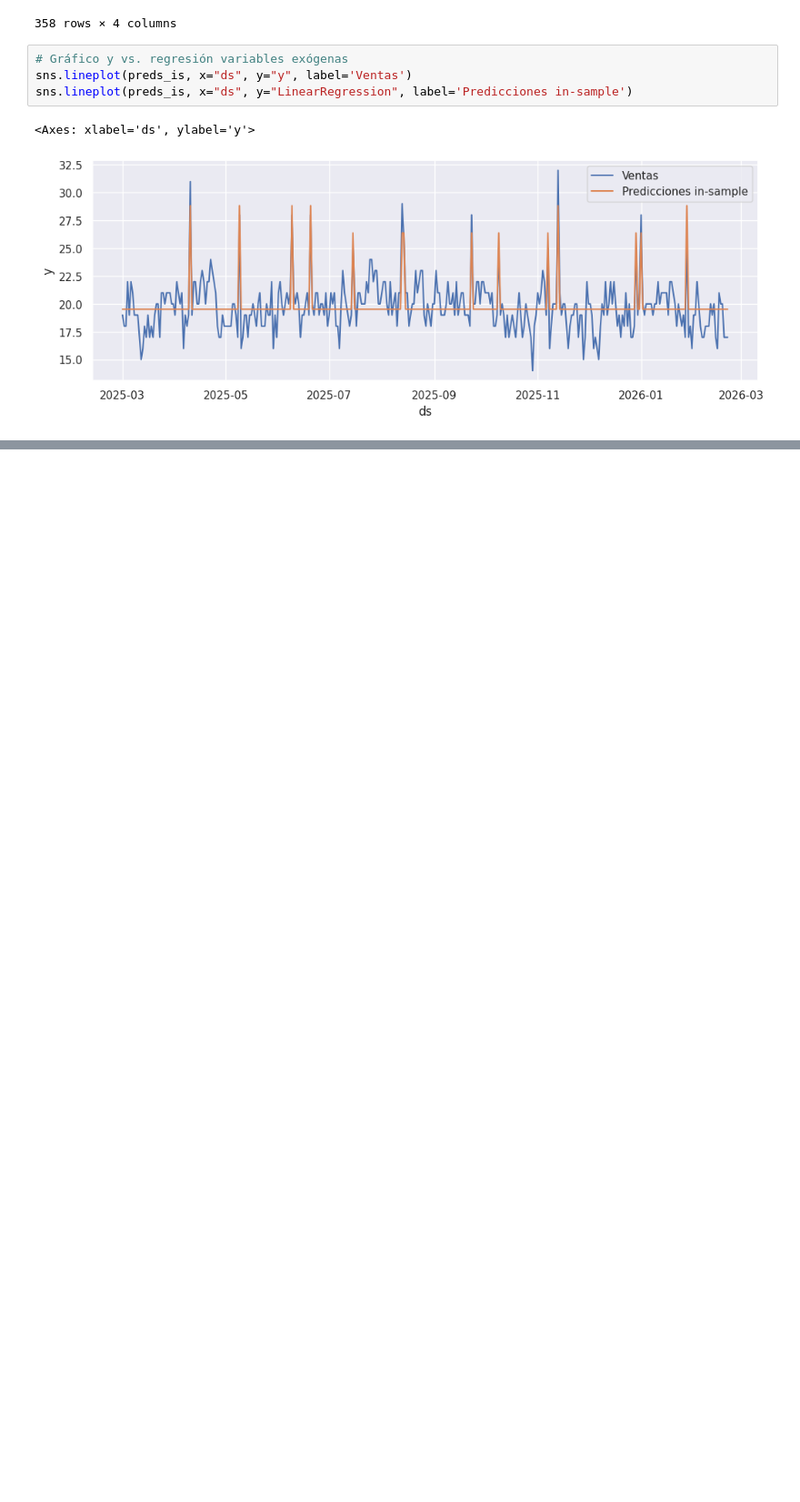
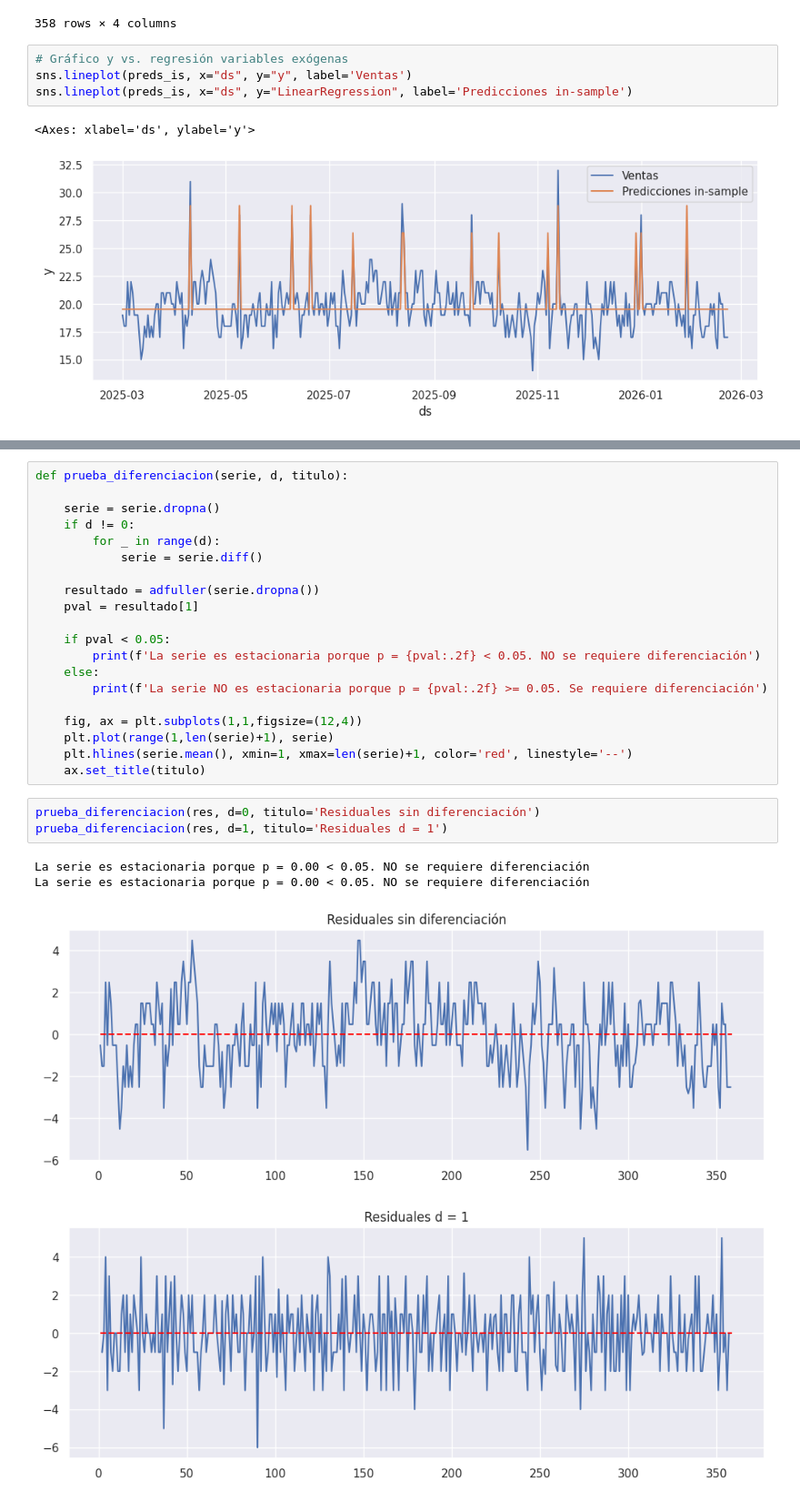
Before and after one commit to JairRamosG/Series_de_Tiempo, a Jupyter notebook: 08_ARIMAX/ARIMAX.ipynb, the cells around one changed output, grey strips where cells are left out. Shown at 91% size. Drawn from its saved outputs; the diff is of its cells as text; blank space fills up the shorter version.

Commit message:
Prueba de diferenciación

```diff
--- a/08_ARIMAX/ARIMAX.ipynb
+++ b/08_ARIMAX/ARIMAX.ipynb
@@ -179,0 +188,28 @@ Se puede ver que la regresión lineal sobre las variables exógenas puede modela
+# %%
+def prueba_diferenciacion(serie, d, titulo):
+
+    serie = serie.dropna()
+    if d != 0:
+        for _ in range(d):
+            serie = serie.diff()
+
+    resultado = adfuller(serie.dropna())
+    pval = resultado[1]
+
+    if pval < 0.05:
+        print(f'La serie es estacionaria porque p = {pval:.2f} < 0.05. NO se requiere diferenciación')
+    else:
+        print(f'La serie NO es estacionaria porque p = {pval:.2f} >= 0.05. Se requiere diferenciación')
+
+    fig, ax = plt.subplots(1,1,figsize=(12,4))
+    plt.plot(range(1,len(serie)+1), serie)
+    plt.hlines(serie.mean(), xmin=1, xmax=len(serie)+1, color='red', linestyle='--')
+    ax.set_title(titulo)
+# %%
+prueba_diferenciacion(res, d=0, titulo='Residuales sin diferenciación')
+prueba_diferenciacion(res, d=1, titulo='Residuales d = 1')
+# %% [output]
+La serie es estacionaria porque p = 0.00 < 0.05. NO se requiere diferenciación
+La serie es estacionaria porque p = 0.00 < 0.05. NO se requiere diferenciación
+[figure, added]
+[figure, added]
```
Also changed, not shown: parts of 3 cells of this notebook.
